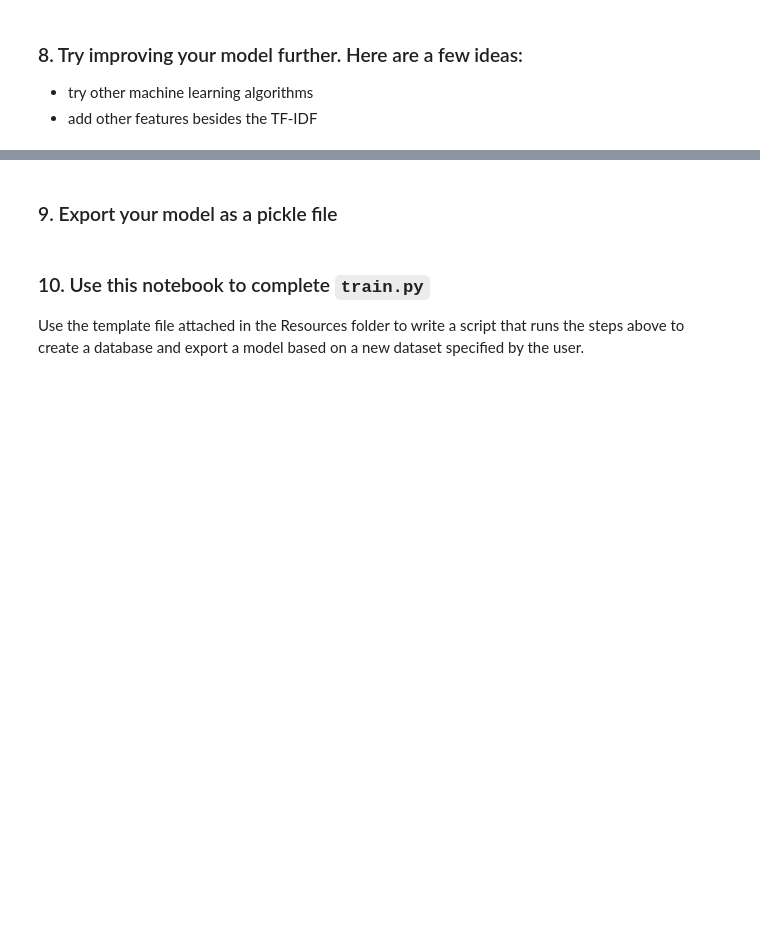
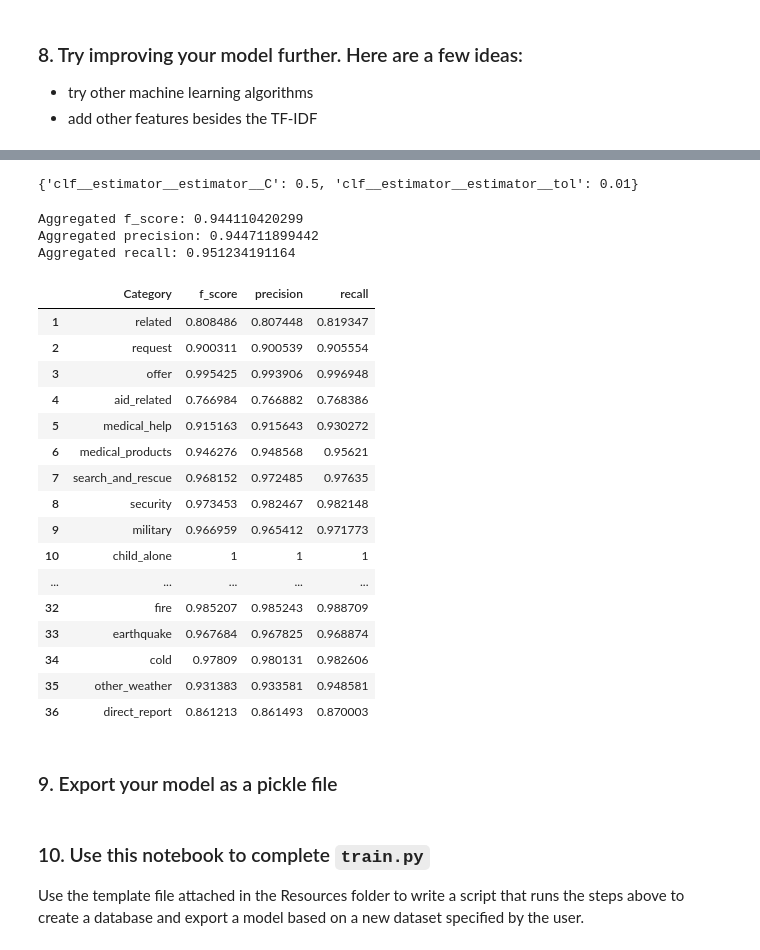
Before and after one commit to dragon7-fc/DSND-Disaster-Response-Pipelines, a Jupyter notebook: notebook/ML Pipeline Preparation.ipynb, the cells around one changed output, grey strips where cells are left out. Saved outputs shown, nothing was run; the diff lists cells and outputs as text; code cells hidden in the pictures; blank space fills up the shorter version.

```diff
--- a/notebook/ML Pipeline Preparation.ipynb
+++ b/notebook/ML Pipeline Preparation.ipynb
@@ -201,19 +212,19 @@ Aggregated recall: 0.9425584036890111
 * try other machine learning algorithms
 * add other features besides the TF-IDF
 # %%
-pipeline_ada = Pipeline([
-    ('vect', CountVectorizer(tokenizer=tokenize)),
-    ('tfidf', TfidfTransformer()),
-    ('clf', MultiOutputClassifier(
-        AdaBoostClassifier(base_estimator=DecisionTreeClassifier())
-    ))
-])
+pipeline_svc = Pipeline([
+        ('text_pipeline', Pipeline([
+            ('vect', CountVectorizer(tokenizer=tokenize)),
+            ('tfidf', TfidfTransformer())
+        ])),
+        ('clf', MultiOutputClassifier(OneVsRestClassifier(LinearSVC(random_state=0))))
+    ])
 
-parameters_ada = {
-    'clf__estimator__learning_rate': [0.1, 0.3],
-    'clf__estimator__n_estimators': [100, 200]
+parameters_svc = {
+    'clf__estimator__estimator__tol': [1e-2, 1e-4],
+    'clf__estimator__estimator__C': [.5, 1, 2],
 }
 
-cv_ada = GridSearchCV(estimator=pipeline_ada, param_grid=parameters_ada)
+cv_svc = GridSearchCV(estimator=pipeline_svc, param_grid=parameters_svc)
 # %%
-cv_ada.fit(X_train, Y_train)
+cv_svc.fit(X_train, Y_train)
@@ -220,2 +246,31 @@ cv_ada.fit(X_train, Y_train)
+# %%
+cv_svc.best_params_
+# %% [output]
+{'clf__estimator__estimator__C': 0.5, 'clf__estimator__estimator__tol': 0.01}
+# %%
+Y_pred = cv_svc.predict(X_test)
+results_svc = get_results(Y_test, Y_pred)
+results_svc
+# %% [output]
+Aggregated f_score: 0.944110420299
+Aggregated precision: 0.944711899442
+Aggregated recall: 0.951234191164
+|  | Category | f_score | precision | recall |
+| 1 | related | 0.808486 | 0.807448 | 0.819347 |
+| 2 | request | 0.900311 | 0.900539 | 0.905554 |
+| 3 | offer | 0.995425 | 0.993906 | 0.996948 |
+| 4 | aid_related | 0.766984 | 0.766882 | 0.768386 |
+| 5 | medical_help | 0.915163 | 0.915643 | 0.930272 |
+| 6 | medical_products | 0.946276 | 0.948568 | 0.95621 |
+| 7 | search_and_rescue | 0.968152 | 0.972485 | 0.97635 |
+| 8 | security | 0.973453 | 0.982467 | 0.982148 |
+| 9 | military | 0.966959 | 0.965412 | 0.971773 |
+| 10 | child_alone | 1 | 1 | 1 |
+| ... | ... | ... | ... | ... |
+| 32 | fire | 0.985207 | 0.985243 | 0.988709 |
+| 33 | earthquake | 0.967684 | 0.967825 | 0.968874 |
+| 34 | cold | 0.97809 | 0.980131 | 0.982606 |
+| 35 | other_weather | 0.931383 | 0.933581 | 0.948581 |
+| 36 | direct_report | 0.861213 | 0.861493 | 0.870003 |
 # %% [markdown]
 ### 9. Export your model as a pickle file
```
Also changed, not shown: parts of 9 cells of this notebook, 8 other files.
